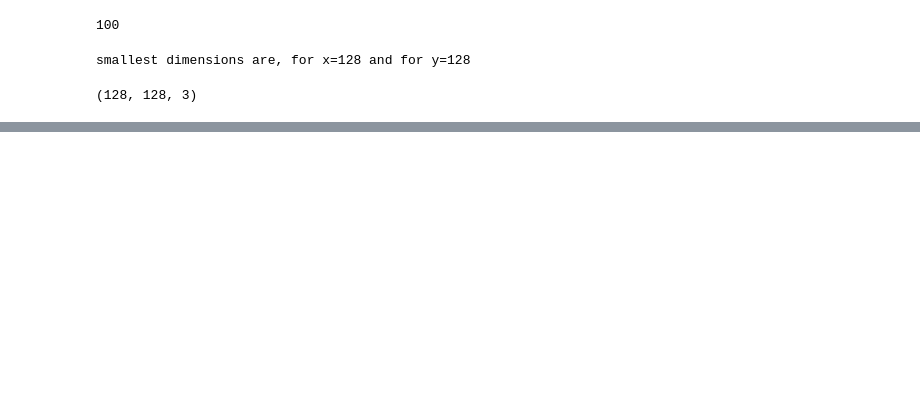
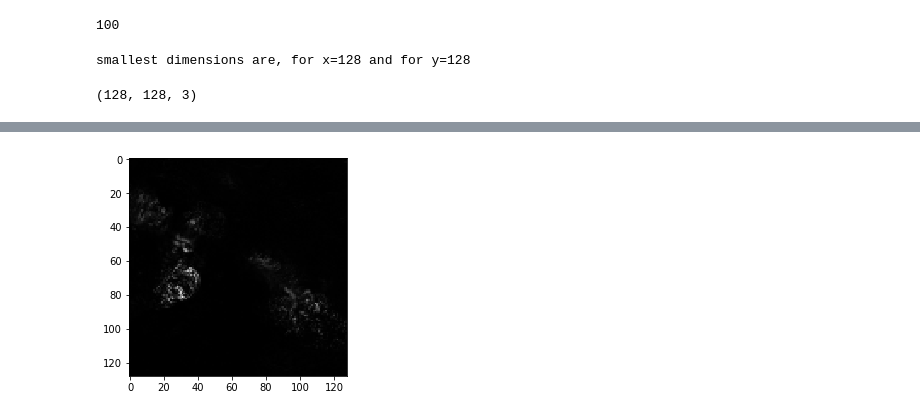
Before and after one commit to dsp-uga/hall-p2, a Jupyter notebook: notebooks/Datapreprocessing.ipynb, the cells around one changed output, grey strips where cells are left out. Saved outputs shown, nothing was run; the diff lists cells and outputs as text; code cells hidden in the pictures; blank space fills up the shorter version.

Commit message:
calculated mean and variance of 100 frames for all training set

```diff
--- a/notebooks/Datapreprocessing.ipynb
+++ b/notebooks/Datapreprocessing.ipynb
@@ -143,0 +141,37 @@ print(dict_videos_resized[train_names[3]][str(int(99))].shape)
+# %%
+# fluctuation variation :  my intuition is that , on all pixels in 100 images.. we have 128*128 distributions
+#and we can calculate variance in every pixel of all 100 frames and use that to predict labels first ??
+def variance_on_images(dict_videos,train_names,dimensions=(128,128,3),hop=1):
+    dict_videos_mean={}
+    dict_videos_variance={}
+    for name in train_names:
+        dict_image= dict_videos[name]
+        arr=np.zeros(dimensions,np.float)
+        N=len(dict_image)
+        #calculating mean of an image.
+        for i in range(len(dict_image)):
+            image=dict_image[str(i)]
+            imarr=np.array(image,dtype=np.float)
+            arr=arr+imarr/N
+        image_mean=np.array(np.round(arr),dtype=np.uint8)
+        dict_videos_mean[name]=image_mean #for later use, can send as results.
+        varr=np.zeros(dimensions,np.float)
+        for i in range(len(dict_image)):
+            #using arr because its an image_mean in float type
+            image=dict_image[str(i)]
+            imarr=np.array(image,dtype=np.float)
+            varr=varr+ ((imarr-arr)**2)/N
+        variance_image =np.array(np.round(varr),dtype=np.uint8)
+        dict_videos_variance[name]=variance_image
+        #calculating square of X-mean
+        #result action.
+    return dict_videos_mean,dict_videos_variance
+dict_videos_mean,dict_videos_variance=variance_on_images(dict_videos_resized,train_names)
+# %%
+#started at 834.. the above method..how to threshold?? and create masks??
+image_meaned=dict_videos_mean[train_names[3]]
+imgplot = plt.imshow(image_meaned,cmap="hot")
+image_variance=dict_videos_variance[train_names[0]]
+imgplot = plt.imshow(image_variance,cmap="hot")
+# %% [output]
+[figure, added]
```
Also changed, not shown: parts of 7 cells of this notebook.
